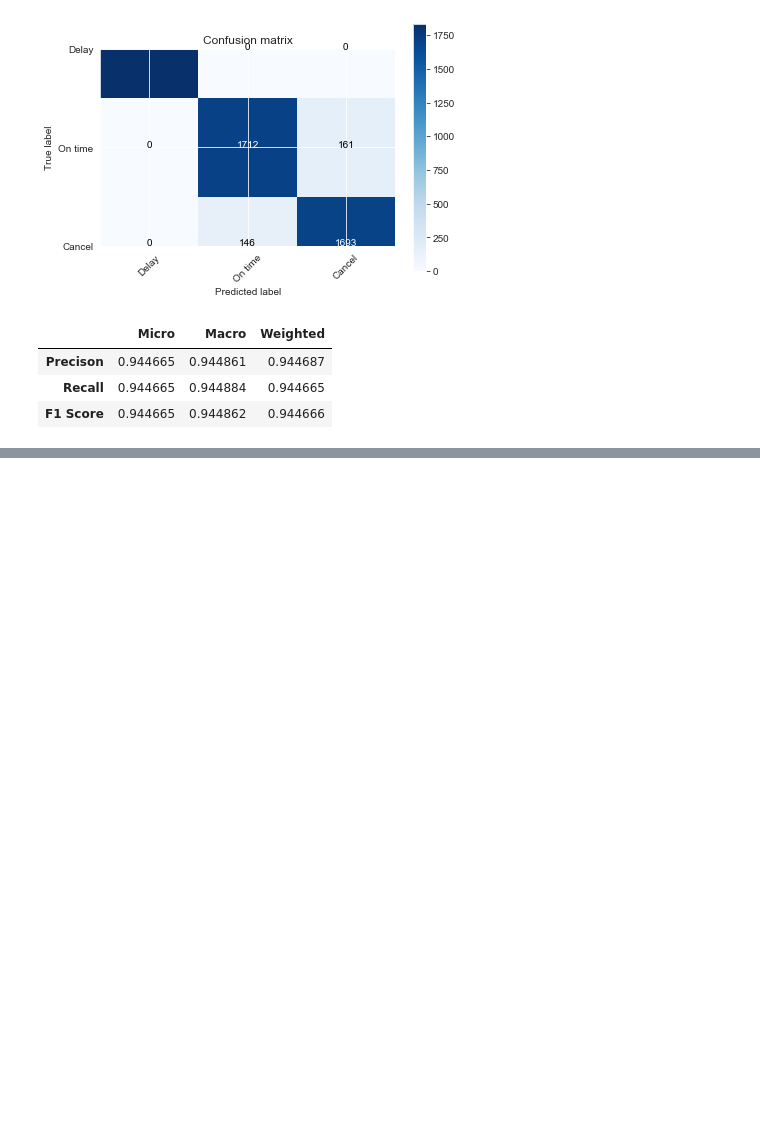
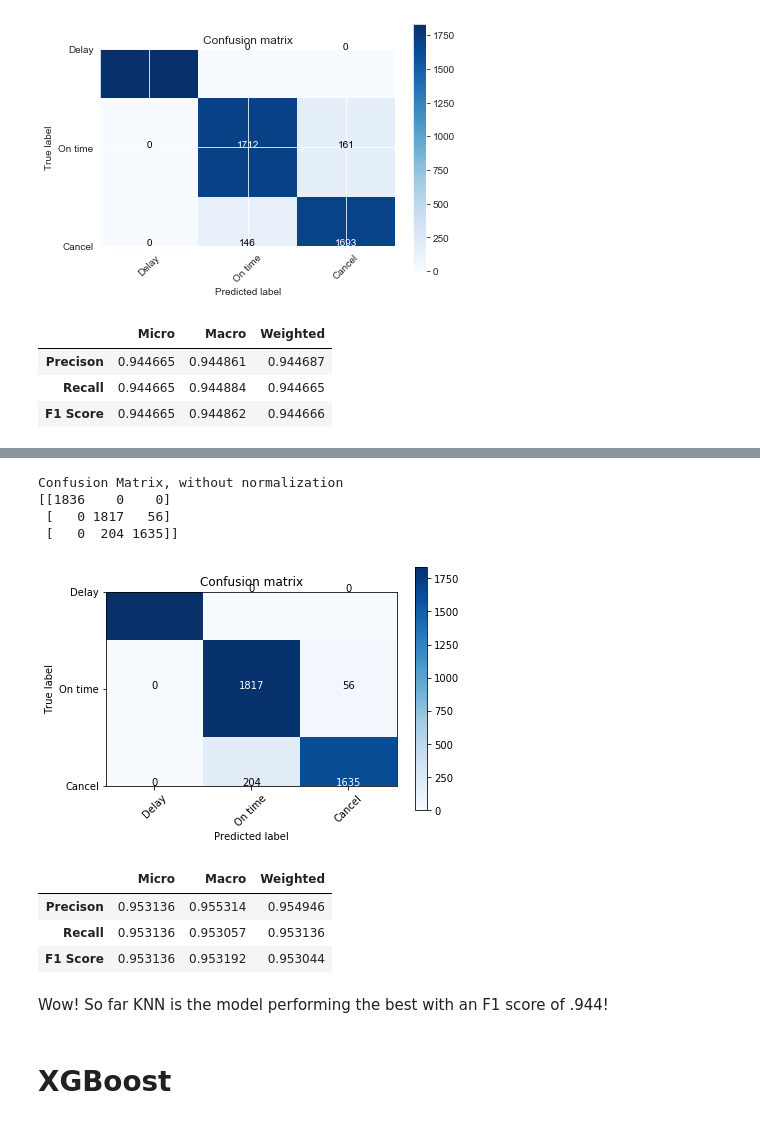
Before and after one commit to emilia329/Fly-High, a Jupyter notebook: JFKModel.ipynb, the cells around one changed output, grey strips where cells are left out. Drawn from its saved outputs; the diff is of its cells as text; code cells hidden in the pictures; blank space fills up the shorter version.

```diff
--- a/JFKModel.ipynb
+++ b/JFKModel.ipynb
@@ -323,0 +381,22 @@ After tuning the model, it does improve to an F1 Score of .94 which is better th
+# %%
+plot_confusion_matrix(cm1, classes,
+                          normalize=False,
+                          title='Confusion matrix',
+                          cmap=plt.cm.Blues)
+# %% [output]
+Confusion Matrix, without normalization
+[[1836    0    0]
+ [   0 1817   56]
+ [   0  204 1635]]
+[figure, added]
+# %%
+datatable(y_test,y_predknnbest)
+# %% [output]
+|  | Micro | Macro | Weighted |
+| Precison | 0.953136 | 0.955314 | 0.954946 |
+| Recall | 0.953136 | 0.953057 | 0.953136 |
+| F1 Score | 0.953136 | 0.953192 | 0.953044 |
+# %% [markdown]
+Wow! So far KNN is the model performing the best with an F1 score of .944!
+# %% [markdown]
+# XGBoost
```
Also changed, not shown: parts of 24 cells of this notebook.
